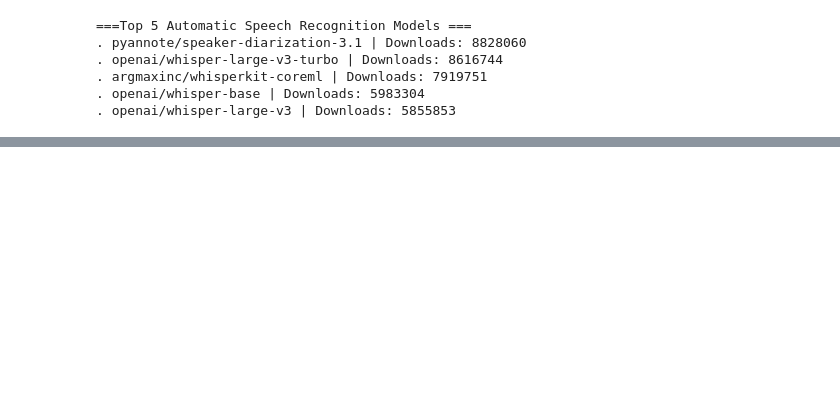
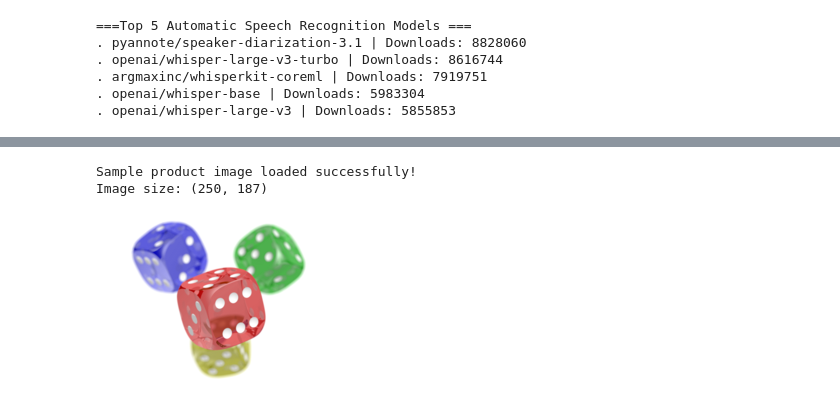
Before and after one commit to abhsrivastava/hugging_face_transformers, a Jupyter notebook: HuggingFace_Transformers.ipynb, the cells around one changed output, grey strips where cells are left out. Cells and saved outputs as stored; diff of their text form; code cells hidden in the pictures; blank space fills up the shorter version.

Commit message:
Added Image Recognition.

```diff
--- a/HuggingFace_Transformers.ipynb
+++ b/HuggingFace_Transformers.ipynb
@@ -59,0 +160,18 @@ for m in models:
+# %%
+# Load the Test Image
+
+image_url = "https://upload.wikimedia.org/wikipedia/commons/thumb/4/47/PNG_transparency_demonstration_1.png/250px-PNG_transparency_demonstration_1.png"
+response = requests.get(image_url, headers={"User-Agent": "HuggingFace-Colab-Tutorial/1.0"}
+)
+transparent_image = Image.open(BytesIO(response.content)).convert("RGBA")
+background = Image.new("RGBA", transparent_image.size, "white")
+sample_image = Image.alpha_composite(background, transparent_image).convert("RGB")
+
+# Display the image
+print("Sample product image loaded successfully!")
+print(f"Image size: {sample_image.size}")
+display(sample_image)
+# %% [output]
+Sample product image loaded successfully!
+Image size: (250, 187)
+[figure, added]
```
Also changed, not shown: parts of 4 cells of this notebook.
